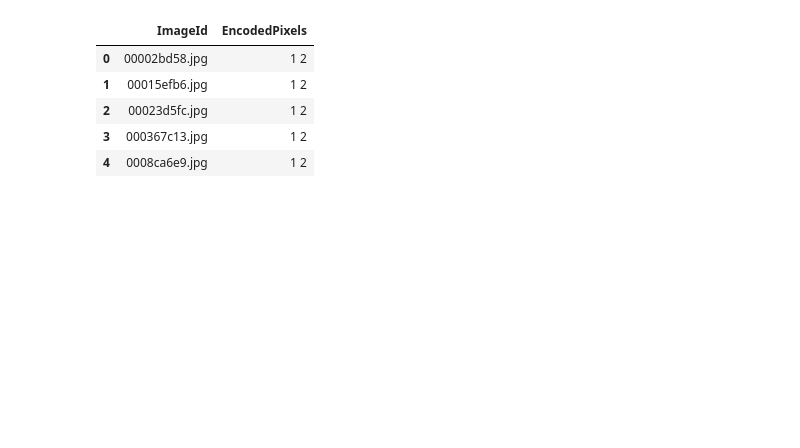
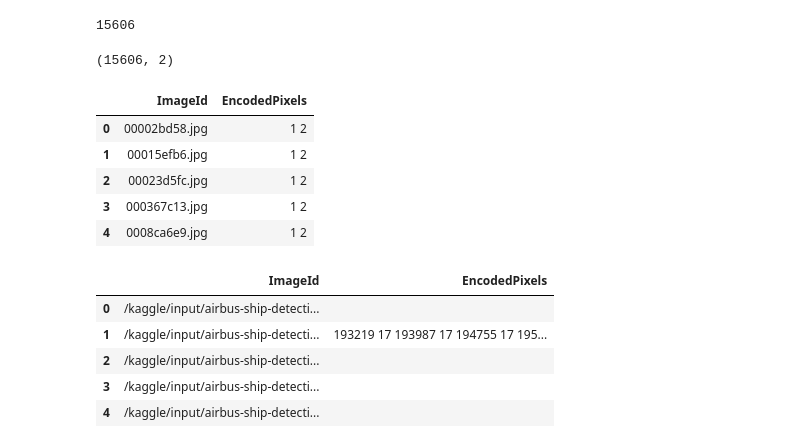
Before and after one commit to skj092/Airbus-Ship-Detection-Challenge, a Jupyter notebook: inference-ship.ipynb, the cells around one changed output. Saved outputs shown, nothing was run; the diff lists cells and outputs as text; code cells hidden in the pictures; blank space fills up the shorter version.

Commit message:
Kaggle Notebook | Inference ship | Version 5

```diff
--- a/inference-ship.ipynb
+++ b/inference-ship.ipynb
@@ -143,6 +145,9 @@ def infer(model, test_loader, num_log=1, thr=CFG.thr):
     return pred_strings, pred_ids
 # %%
 test_images = glob('/kaggle/input/airbus-ship-detection/test_v2/*.jpg')
+len(test_images)
+# %% [output]
+15606
 # %%
 model_path = "/kaggle/input/ship-segmentation/pytorch/default/1/best_epoch-00.bin"
 
@@ -154,8 +159,10 @@ test_dl  = DataLoader(test_ds, batch_size=CFG.valid_bs, num_workers=4, shuffle=F
 pred_strings, pred_ids = infer(model, test_dl)
 # %%
 df = pd.read_csv('/kaggle/input/airbus-ship-detection/sample_submission_v2.csv')
+print(df.shape)
 df.head()
 # %% [output]
+(15606, 2)
 |  | ImageId | EncodedPixels |
 | 0 | 00002bd58.jpg | 1 2 |
 | 1 | 00015efb6.jpg | 1 2 |
@@ -164,4 +171,11 @@ df.head()
 | 4 | 0008ca6e9.jpg | 1 2 |
 # %%
 sub = pd.DataFrame({'ImageId': pred_ids, 'EncodedPixels': pred_strings})
-sub.to_csv('submission.csv', index=False)
+sub.head()
+# %% [output]
+|  | ImageId | EncodedPixels |
+| 0 | /kaggle/input/airbus-ship-detecti... |  |
+| 1 | /kaggle/input/airbus-ship-detecti... | 193219 17 193987 17 194755 17 195... |
+| 2 | /kaggle/input/airbus-ship-detecti... |  |
+| 3 | /kaggle/input/airbus-ship-detecti... |  |
+| 4 | /kaggle/input/airbus-ship-detecti... |  |
```
Also changed, not shown: parts of 3 cells of this notebook.
